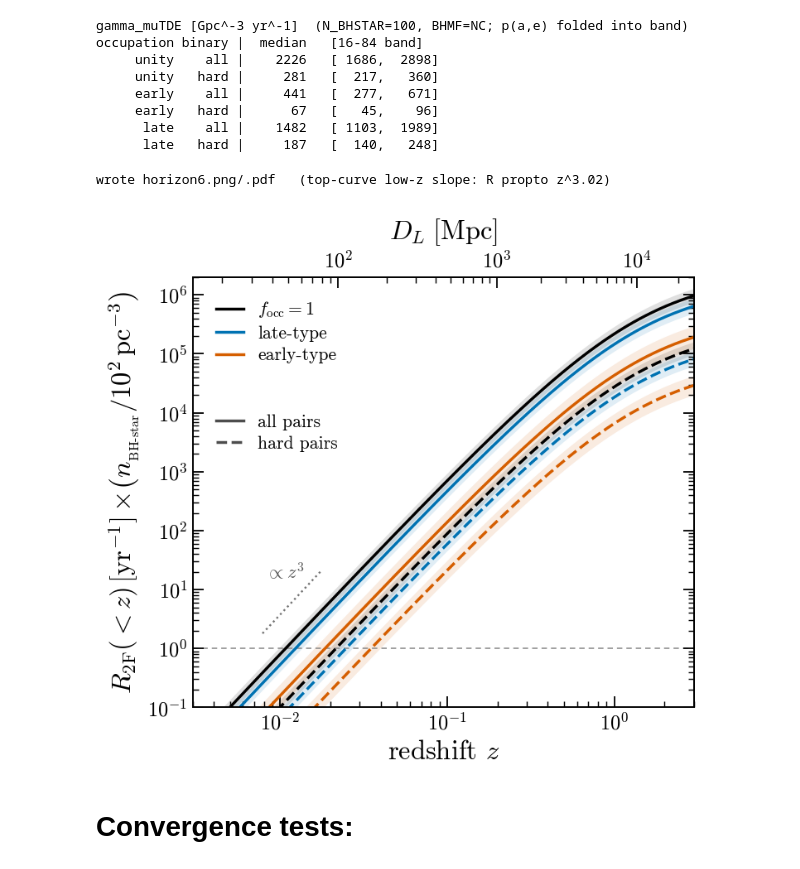
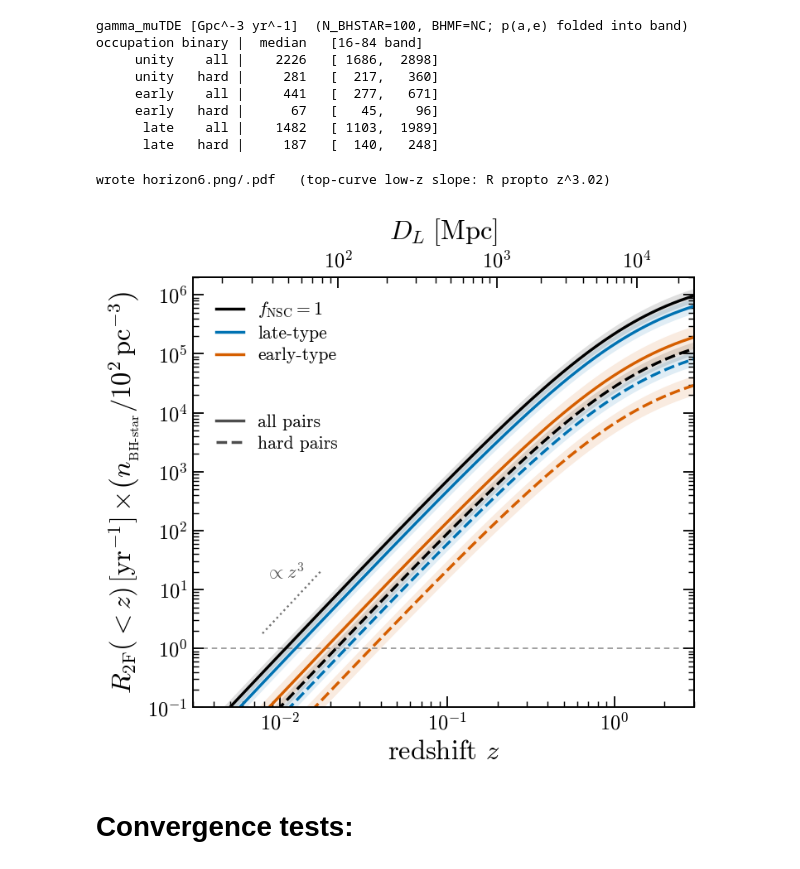
Before and after one commit to Kkritos/smbh-binary, a Jupyter notebook: analysis/bhstar_mutde/notebooks/analyze_mutde_cross_sections.ipynb, the cells around one changed output. Saved outputs shown, nothing was run; the diff lists cells and outputs as text; code cells hidden in the pictures.

```diff
--- a/analysis/bhstar_mutde/notebooks/analyze_mutde_cross_sections.ipynb
+++ b/analysis/bhstar_mutde/notebooks/analyze_mutde_cross_sections.ipynb
@@ -1907,35 +1907,35 @@ minr = [m*10.0**k for k in range(0,5) for m in range(2,10)]
 minr = [v for v in minr if DLmin <= v <= DLmax]
 secax.xaxis.set_major_locator(FixedLocator([DL2z(v) for v in maj]))
 secax.xaxis.set_major_formatter(FixedFormatter(
     [rf"$10^{{{int(round(np.log10(v)))}}}$" for v in maj]))
 secax.xaxis.set_minor_locator(FixedLocator([DL2z(v) for v in minr]))
 secax.xaxis.set_minor_formatter(NullFormatter())
 secax.tick_params(direction="in", which="both", top=True)
 secax.set_xlabel(r"$D_L\;[{\rm Mpc}]$", fontsize=18, labelpad=8)
 
 # ---- two naked legends (color key + linestyle key), upper-left ----
 col_h = [Line2D([],[],color=COL["unity"],lw=1.9),
          Line2D([],[],color=COL["late"], lw=1.9),
          Line2D([],[],color=COL["early"],lw=1.9)]
-col_l = [r"$f_{\rm occ}=1$", "late-type", "early-type"]
+col_l = [r"$f_{\rm NSC}=1$", "late-type", "early-type"]
 ls_h  = [Line2D([],[],color="0.3",lw=1.9,ls="-"),
          Line2D([],[],color="0.3",lw=1.9,ls="--")]
 ls_l  = ["all pairs", "hard pairs"]
 
 leg1 = ax.legend(col_h, col_l, frameon=False, loc="upper left",
                  bbox_to_anchor=(0.015,0.985), handlelength=1.5, labelspacing=0.32)
 ax.add_artist(leg1)
 ax.legend(ls_h, ls_l, frameon=False, loc="upper left",
           bbox_to_anchor=(0.015,0.72), handlelength=1.5, labelspacing=0.32)
 
 # explicit margins; left is wide enough that the tall y-label is never clipped
 fig.subplots_adjust(left=0.30, right=0.965, top=0.86, bottom=0.12)
 fig.savefig("horizon6.png", bbox_inches="tight")
 fig.savefig("horizon6.pdf", bbox_inches="tight")
 print(f"wrote horizon6.png/.pdf   (top-curve low-z slope: R propto z^{p:.2f})")
 # %% [output]
 wrote horizon6.png/.pdf   (top-curve low-z slope: R propto z^3.02)
-[figure, old version]
+[figure, new version]
 # %% [markdown]
 # Convergence tests:
 # %%
```
Also changed, not shown: 5 other files.
